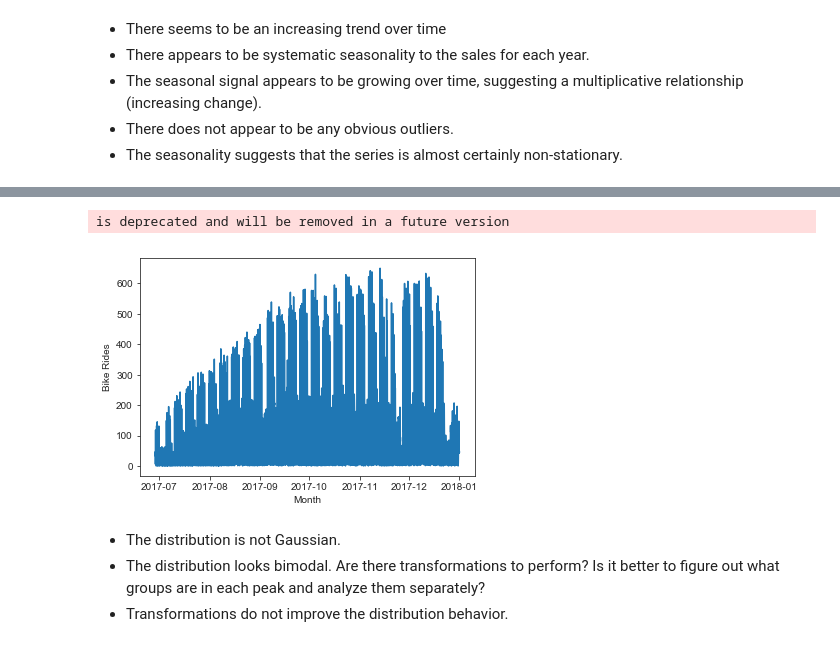
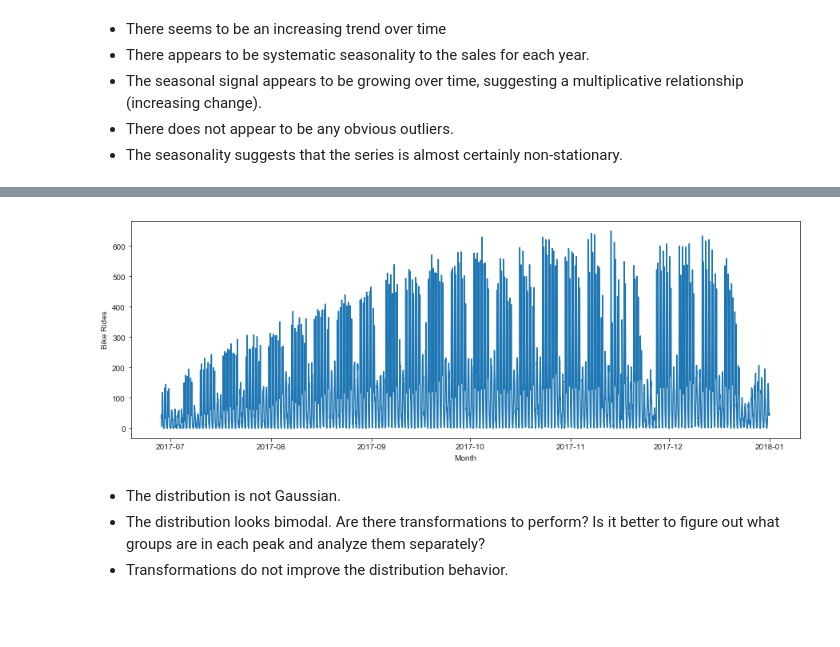
Before and after one commit to dtse91/Springboard, a Jupyter notebook: Capstone 2 Project/Capstone Project 2 Data Wrangling.ipynb, the cells around one changed output, grey strips where cells are left out. Drawn from its saved outputs; the diff is of its cells as text; code cells hidden in the pictures; blank space fills up the shorter version.

```diff
--- a/Capstone 2 Project/Capstone Project 2 Data Wrangling.ipynb
+++ b/Capstone 2 Project/Capstone Project 2 Data Wrangling.ipynb
@@ -249,18 +251,19 @@ is deprecated and will be removed in a future version
 # %%
 # Visualize Permit Issue Date
 start_time = fb.groupby('start_time',as_index=True)['start_time'].agg({'count':'count'})
 
 start_time.index = pd.to_datetime(start_time.index)
 start_time_hourly = start_time.resample('H').sum()
 
+# Plot
+plt.figure(figsize=(15,5))
 plt.plot(start_time_hourly)
 plt.ylabel('Bike Rides')
 plt.xlabel('Month')
 plt.show()
 #http://benalexkeen.com/resampling-time-series-data-with-pandas/
 # %% [output]
-is deprecated and will be removed in a future version
-[figure, old version]
+[figure, new version]
 # %% [markdown]
 - The distribution is not Gaussian.
 - The distribution looks bimodal. Are there transformations to perform? Is it better to figure out what groups are in each peak and analyze them separately?
```
Also changed, not shown: parts of 2 cells of this notebook, 2 other files.
